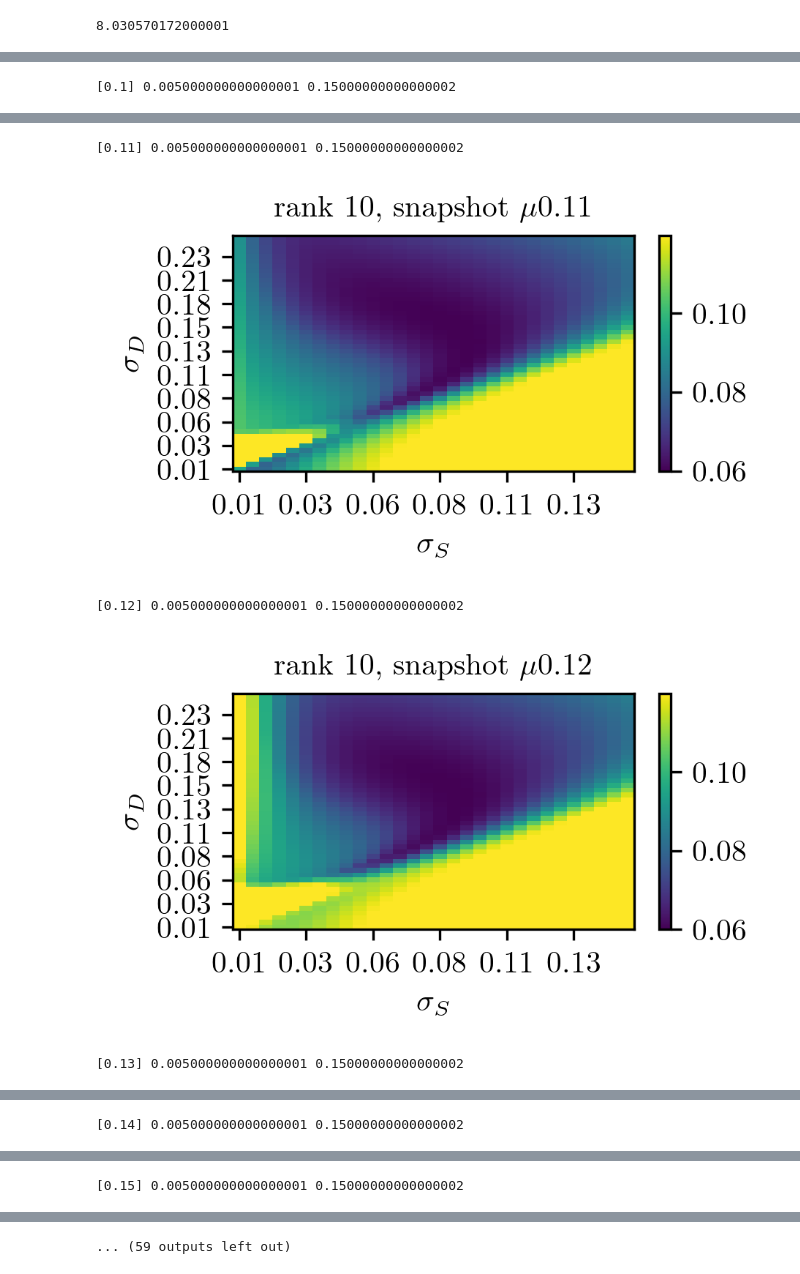
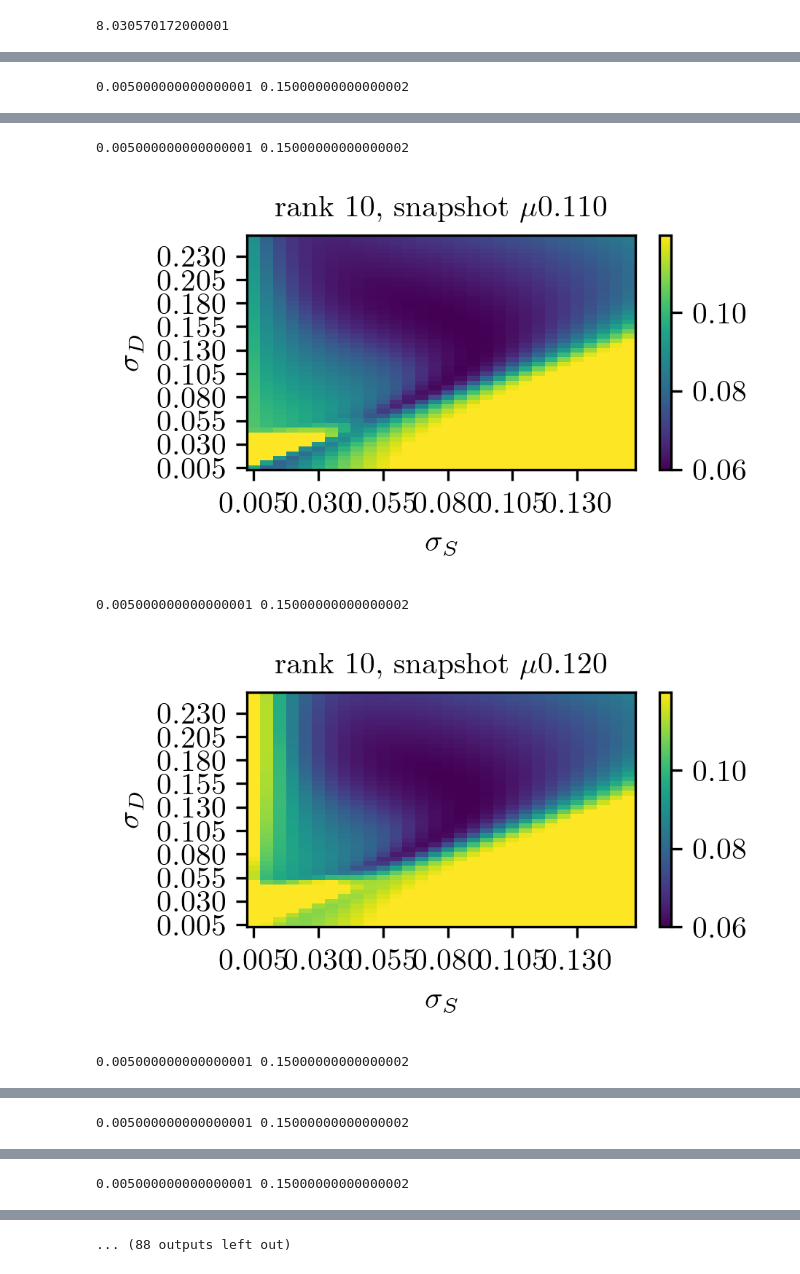
Before and after one commit to flabowski/POD-ROM-and-gaussian-convolution, a Jupyter notebook: notebooks/X_sigD_vs_sigS.ipynb, the cells around one changed output, grey strips where cells are left out. Drawn from its saved outputs; the diff is of its cells as text; code cells hidden in the pictures.

```diff
--- a/notebooks/X_sigD_vs_sigS.ipynb
+++ b/notebooks/X_sigD_vs_sigS.ipynb
@@ -61,7 +61,7 @@ case = {
     "dx": x[1] - x[0],
 
     "n_train": 10,
-    "n_test": 25,
+    "n_test": 10,
     "n_val": 900,  # n_x * (n_train-1)/n_train
     "g": saw_tooth, #rectangular_pulse,
     "truncate": 12,
@@ -74,8 +74,8 @@ case = {
 }
 # %%
 del case["n_test"]
-RAND = True
-if RAND:
-    make_data = make_rand_data_rw  # make_data_rw, make_rand_data_rw
-else:
-    make_data = make_data_rw
+RAND = False
+# if RAND:
+#     make_data = make_rand_data_rw  # make_data_rw, make_rand_data_rw
+# else:
+#     make_data = make_data_rw
@@ -82,15 +183,4 @@ else:
 # %%
-nsD = 50
-nsS = 30
-sigma_S = np.empty((5, 10, nsS, nsD))
-sigma_D = np.empty((5, 10, nsS, nsD))
-ranks = np.empty((5, 10, nsS, nsD))
-mus = np.empty((5, 10, nsS, nsD))
-errors = np.empty((5, 10, nsS, nsD))/0
-
-
-
-
 for i, rank in enumerate([10, 20, 30, 50, 100]):
     case["rank"] = rank
     case["n_train"] = rank
@@ -101,12 +191,11 @@ for i, rank in enumerate([10, 20, 30, 50, 100]):
     sDs = np.linspace(sigma_opt*0.1, sigma_opt*5, nsD)
     xx, yy = np.meshgrid(sSs, sDs, indexing="ij")
 
-    for j in range(10):
+    for j, mu in enumerate(mu_test):
         print(sigma_opt*0.1, sigma_opt*3)
-
         for r, sgm_S in enumerate(sSs):
             case["sigma"] = sgm_S
-            mu_train, X_train, X_train_s = make_data([0], [1], n_samples=case["n_train"], **case)
+            mu_train, X_train, X_train_s = make_data_rw([0], [1], n_samples=case["n_train"], **case)
             if RAND:
                 mu_test, X_test, X_test_s = make_rand_data_rw(np.min(mu_train), np.max(mu_train), n_samples=10, **case)
             else:
@@ -130,13 +219,13 @@ for i, rank in enumerate([10, 20, 30, 50, 100]):
         mesh = ax.pcolormesh(xx, yy, errors[i, j], shading=None, cmap='viridis', vmin=np.min(errors[i, j]), vmax=np.min(errors[i, j])*2)
         ax.set_xticks(sSs[::5])
         ax.set_yticks(sDs[::5])
-        ax.xaxis.set_major_formatter(FormatStrFormatter('%.2f'))
-        ax.yaxis.set_major_formatter(FormatStrFormatter('%.2f'))
+        ax.xaxis.set_major_formatter(FormatStrFormatter('%.3f'))
+        ax.yaxis.set_major_formatter(FormatStrFormatter('%.3f'))
         ax.set_xlabel(r"$\sigma_S$")
         ax.set_ylabel(r"$\sigma_D$")
 
-        plt.title("rank "+str(rank)+r", snapshot $\mu$"+"{:.2f}".format(mu[0]))
+        plt.title("rank "+str(rank)+r", snapshot $\mu$"+"{:.3f}".format(mu[0]))
         cbar = plt.colorbar(mesh, ax=ax)
         plt.show()
 # %% [output]
-[0.1] 0.005000000000000001 0.15000000000000002
+0.005000000000000001 0.15000000000000002
@@ -144,5 +233,5 @@ for i, rank in enumerate([10, 20, 30, 50, 100]):
-[0.11] 0.005000000000000001 0.15000000000000002
+0.005000000000000001 0.15000000000000002
-[figure, old version]
+[figure, new version]
-[0.12] 0.005000000000000001 0.15000000000000002
+0.005000000000000001 0.15000000000000002
-[figure, old version]
+[figure, new version]
-[0.13] 0.005000000000000001 0.15000000000000002
+0.005000000000000001 0.15000000000000002
@@ -150 +239 @@ for i, rank in enumerate([10, 20, 30, 50, 100]):
-[0.14] 0.005000000000000001 0.15000000000000002
+0.005000000000000001 0.15000000000000002
@@ -152 +241 @@ for i, rank in enumerate([10, 20, 30, 50, 100]):
-[0.15] 0.005000000000000001 0.15000000000000002
+0.005000000000000001 0.15000000000000002
@@ -154 +243 @@ for i, rank in enumerate([10, 20, 30, 50, 100]):
-... (59 outputs left out)
+... (88 outputs left out)
```
Also changed, not shown: parts of 5 cells of this notebook.
